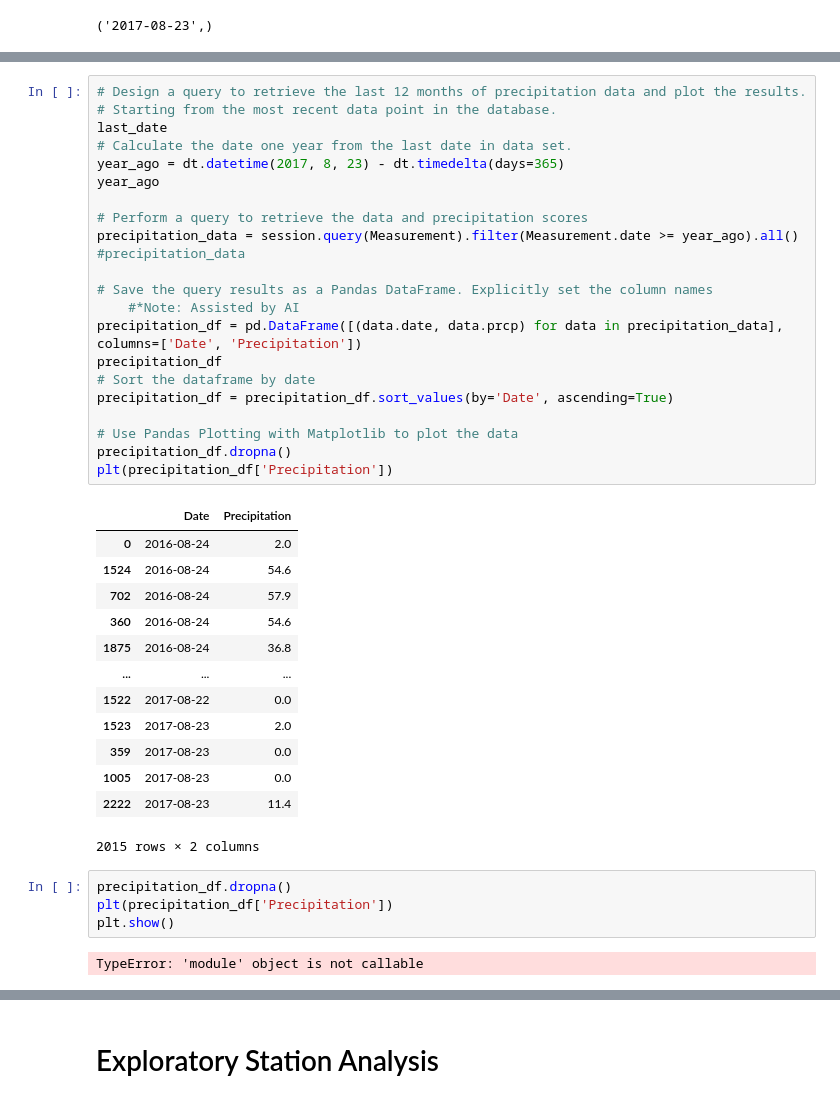
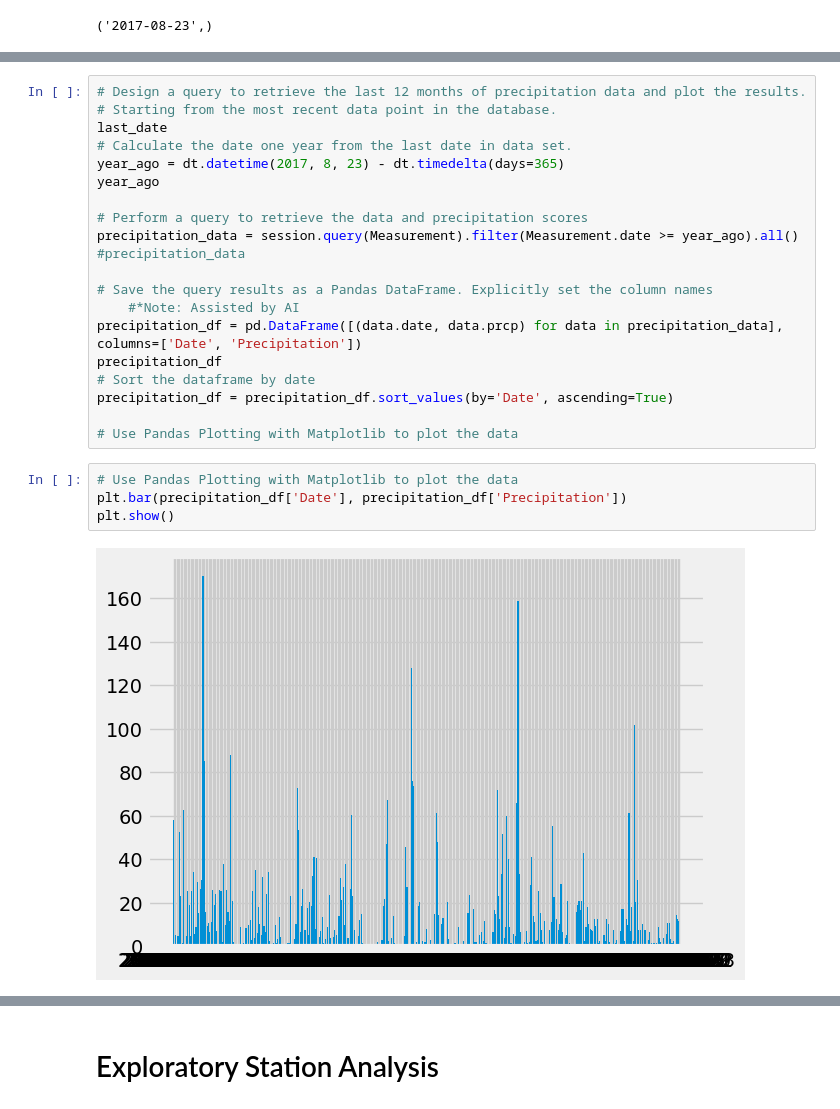
Before and after one commit to B-osborne1/sqlalchemy-challenge, a Jupyter notebook: climate_starteradjusted.ipynb, the cells around one changed output, grey strips where cells are left out. Saved outputs shown, nothing was run; the diff lists cells and outputs as text.

Commit message:
task 1 finished (minus plot labels)

```diff
--- a/climate_starteradjusted.ipynb
+++ b/climate_starteradjusted.ipynb
@@ -75,27 +75,11 @@ precipitation_df
 precipitation_df = precipitation_df.sort_values(by='Date', ascending=True)
 
 # Use Pandas Plotting with Matplotlib to plot the data
-precipitation_df.dropna()
-plt(precipitation_df['Precipitation'])
-# %% [output]
-|  | Date | Precipitation |
-| 0 | 2016-08-24 | 2.0 |
-| 1524 | 2016-08-24 | 54.6 |
-| 702 | 2016-08-24 | 57.9 |
-| 360 | 2016-08-24 | 54.6 |
-| 1875 | 2016-08-24 | 36.8 |
-| ... | ... | ... |
-| 1522 | 2017-08-22 | 0.0 |
-| 1523 | 2017-08-23 | 2.0 |
-| 359 | 2017-08-23 | 0.0 |
-| 1005 | 2017-08-23 | 0.0 |
-| 2222 | 2017-08-23 | 11.4 |
-2015 rows × 2 columns
-# %%
-precipitation_df.dropna()
-plt(precipitation_df['Precipitation'])
-plt.show()
-# %% [output]
-TypeError: 'module' object is not callable
+# %%
+# Use Pandas Plotting with Matplotlib to plot the data
+plt.bar(precipitation_df['Date'], precipitation_df['Precipitation'])
+plt.show()
+# %% [output]
+[figure, added]
 # %%
 # Use Pandas to calculate the summary statistics for the precipitation data
```
Also changed, not shown: parts of 8 cells of this notebook.
